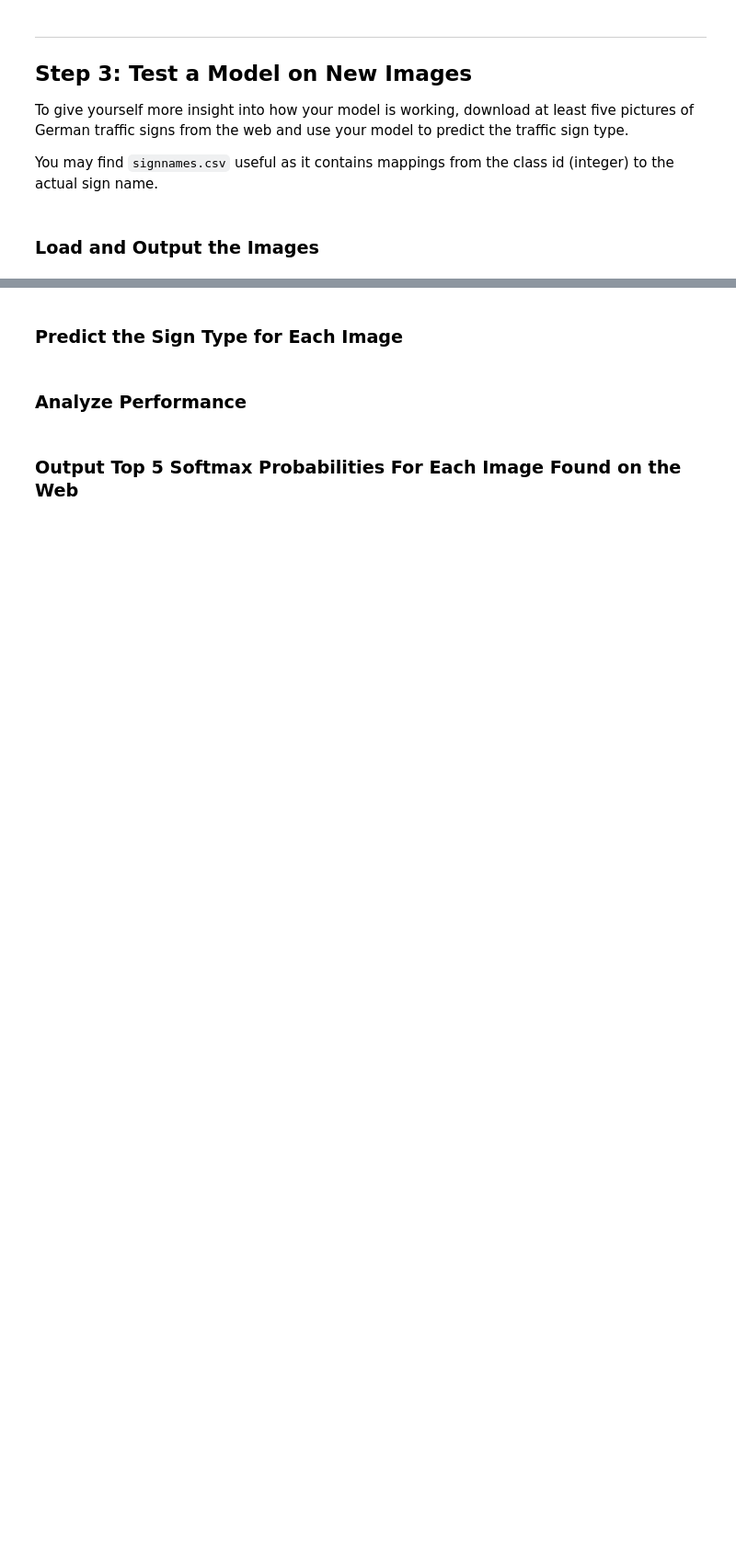
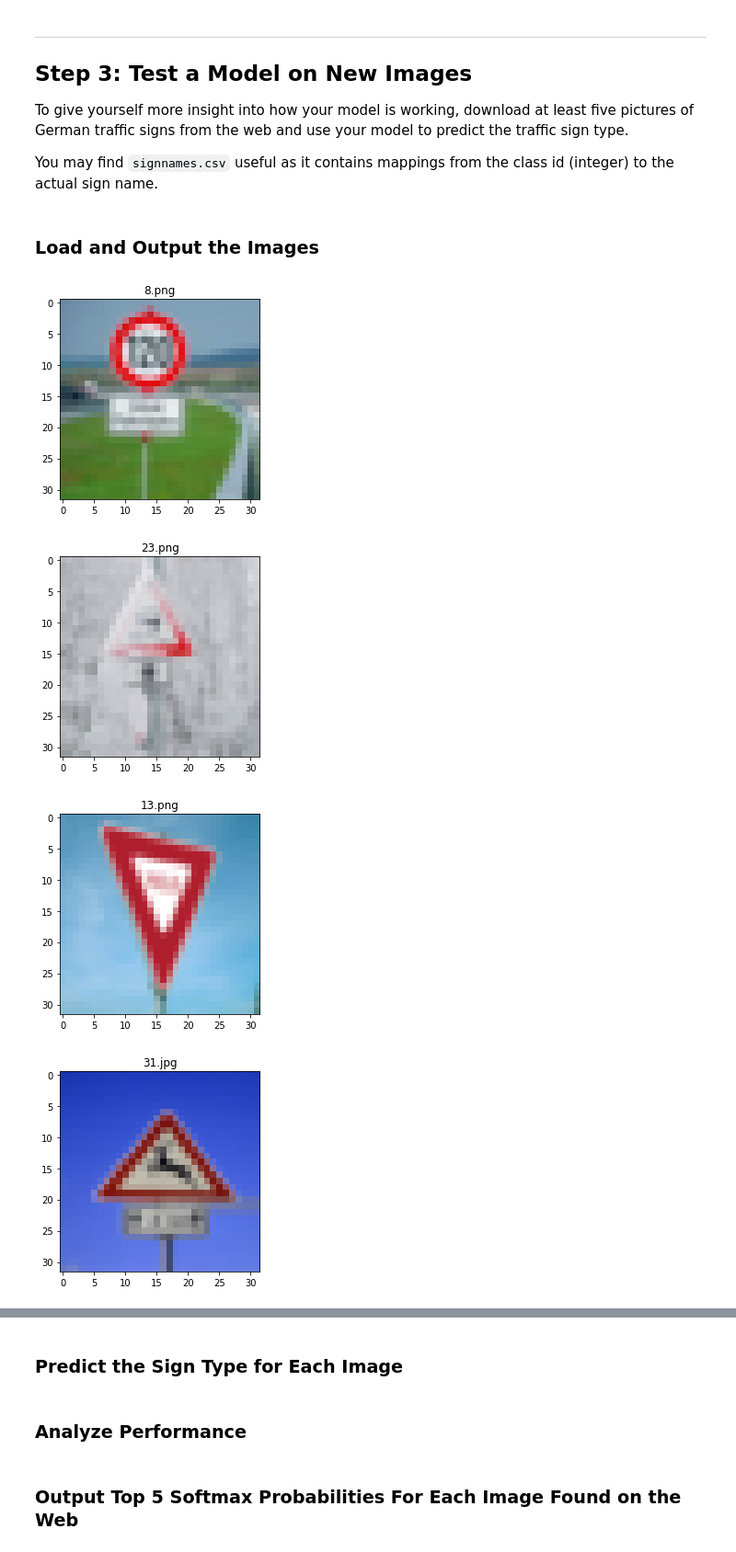
Before and after one commit to moomou/CarND-Traffic-Sign-Classifier-Project, a Jupyter notebook: Traffic_Sign_Classifier.ipynb, the cells around one changed output, grey strips where cells are left out. Shown at 92% size. Saved outputs shown, nothing was run; the diff lists cells and outputs as text; code cells hidden in the pictures; blank space fills up the shorter version.

```diff
--- a/Traffic_Sign_Classifier.ipynb
+++ b/Traffic_Sign_Classifier.ipynb
@@ -83,7 +83,7 @@ n_validation = X_valid.shape[0]
 n_test = X_test.shape[0]
 
 # TODO: What's the shape of an traffic sign image?
-image_shape = X_train.shape[1:3]
+image_shape = X_train.shape[1:4]
 
 # TODO: How many unique classes/labels there are in the dataset.
 n_classes = len(le.classes_)
@@ -218,6 +308,23 @@ To give yourself more insight into how your model is working, download at least
 You may find `signnames.csv` useful as it contains mappings from the class id (integer) to the actual sign name.
 # %% [markdown]
 ### Load and Output the Images
+# %%
+import os
+from scipy import misc
+EXTRA_IMG_DIR = './extra_data'
 # %%
 ### Load the images and plot them here.
 ### Feel free to use as many code cells as needed.
+os.listdir(EXTRA_IMG_DIR)
+for img in os.listdir(EXTRA_IMG_DIR):
+    cap = img
+    img = misc.imread(os.path.join(EXTRA_IMG_DIR, img))
+    img = misc.imresize(img, image_shape)
+    fig = plt.figure()
+    plt.title(cap)
+    plt.imshow(img)
+# %% [output]
+[figure, added]
+[figure, added]
+[figure, added]
+[figure, added]
```
Also changed, not shown: parts of 16 cells of this notebook, 7 other files.
